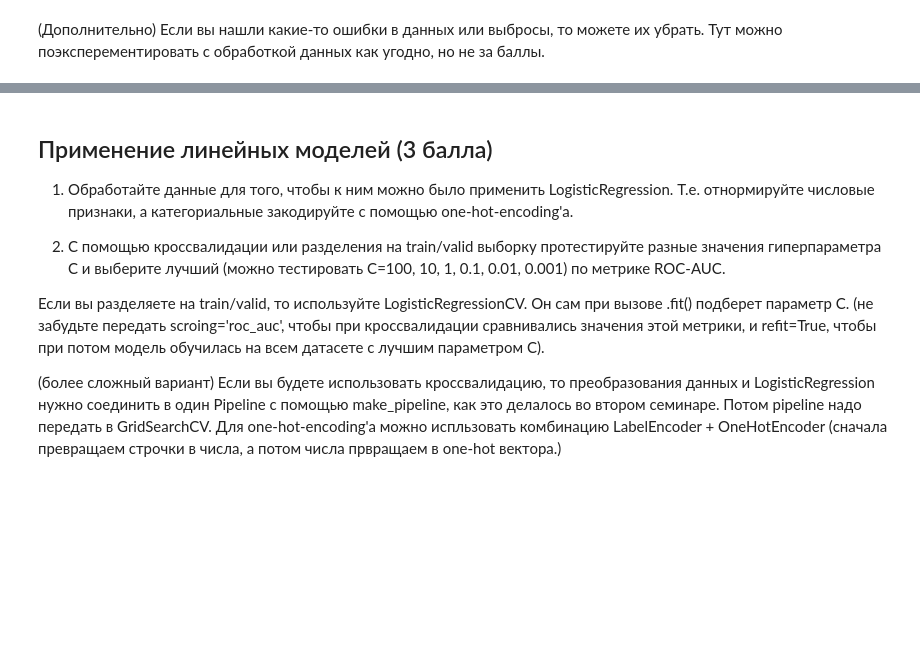
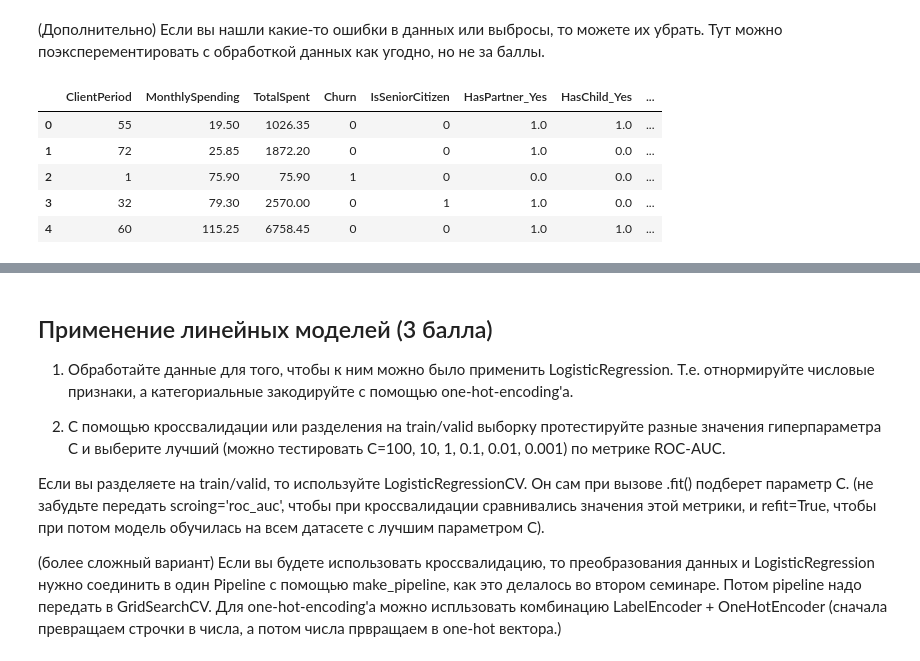
Before and after one commit to ruinaaimperii/ml-learning, a Jupyter notebook: week_03_composition_model_selection/Homework/hw_3_kaggle.ipynb, the cells around one changed output, grey strips where cells are left out. Saved outputs shown, nothing was run; the diff lists cells and outputs as text; code cells hidden in the pictures; blank space fills up the shorter version.

```diff
--- a/week_03_composition_model_selection/Homework/hw_3_kaggle.ipynb
+++ b/week_03_composition_model_selection/Homework/hw_3_kaggle.ipynb
@@ -272,2 +295,23 @@ dtype: int64
 # %% [markdown]
 (Дополнительно) Если вы нашли какие-то ошибки в данных или выбросы, то можете их убрать. Тут можно поэксперементировать с обработкой данных как угодно, но не за баллы.
+# %%
+# теперь удалим бесполезные признаки
+# в тесте на корреляцию ниже можно заметить что у многих признаков повторяется атрибут No Internet Sevice, который полностью повторяет Has Internet Service и дает одинаковый вклад в таргетную переменную.
+# Поэтому большинство таких признаков удаляем, чтобы не путать модель. Точность при всех этих манипуляциях поднялась примерно на 6%, что весьма неплохо
+cat_cols_to_delete = ['Sex', 'HasMultiplePhoneNumbers', 'HasPhoneService', 'HasOnlineTV', 'HasDeviceProtection', 'HasOnlineBackup', 'HasMovieSubscription']
+
+data = data.drop(columns=cat_cols_to_delete)
+# %%
+# применяем onehot encoding
+cat_cols_new = [feature for feature in cat_cols if feature not in cat_cols_to_delete]
+
+data = pd.concat([data.drop(columns=cat_cols_new), pd.get_dummies(data[cat_cols_new], dtype=float, drop_first=True)], axis=1)
+# %%
+data.head()
+# %% [output]
+|  | ClientPeriod | MonthlySpending | TotalSpent | Churn | IsSeniorCitizen | HasPartner_Yes | HasChild_Yes | ... |
+| 0 | 55 | 19.50 | 1026.35 | 0 | 0 | 1.0 | 1.0 | ... |
+| 1 | 72 | 25.85 | 1872.20 | 0 | 0 | 1.0 | 0.0 | ... |
+| 2 | 1 | 75.90 | 75.90 | 1 | 0 | 0.0 | 0.0 | ... |
+| 3 | 32 | 79.30 | 2570.00 | 0 | 1 | 1.0 | 0.0 | ... |
+| 4 | 60 | 115.25 | 6758.45 | 0 | 0 | 1.0 | 1.0 | ... |
```
Also changed, not shown: parts of 27 cells of this notebook.
